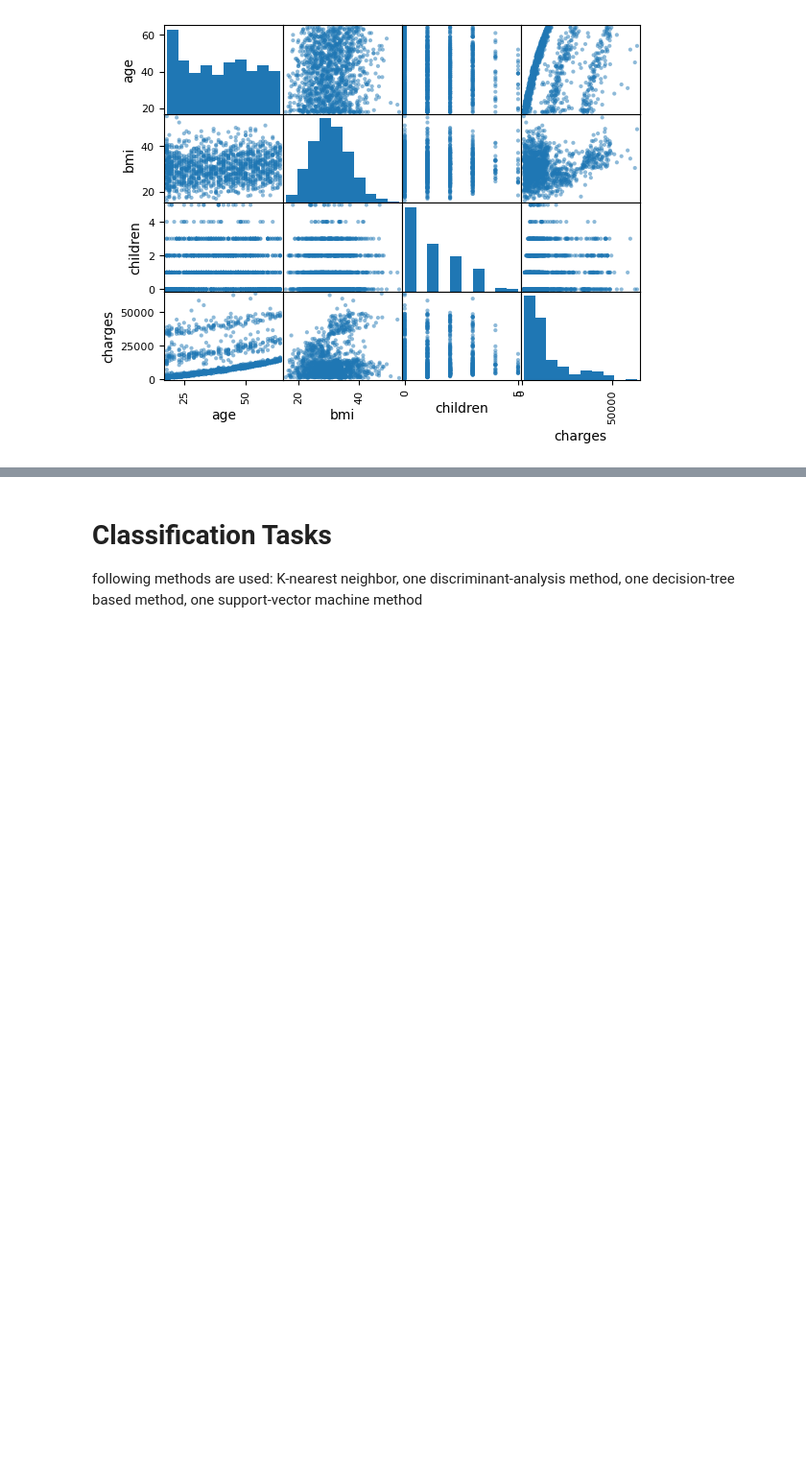
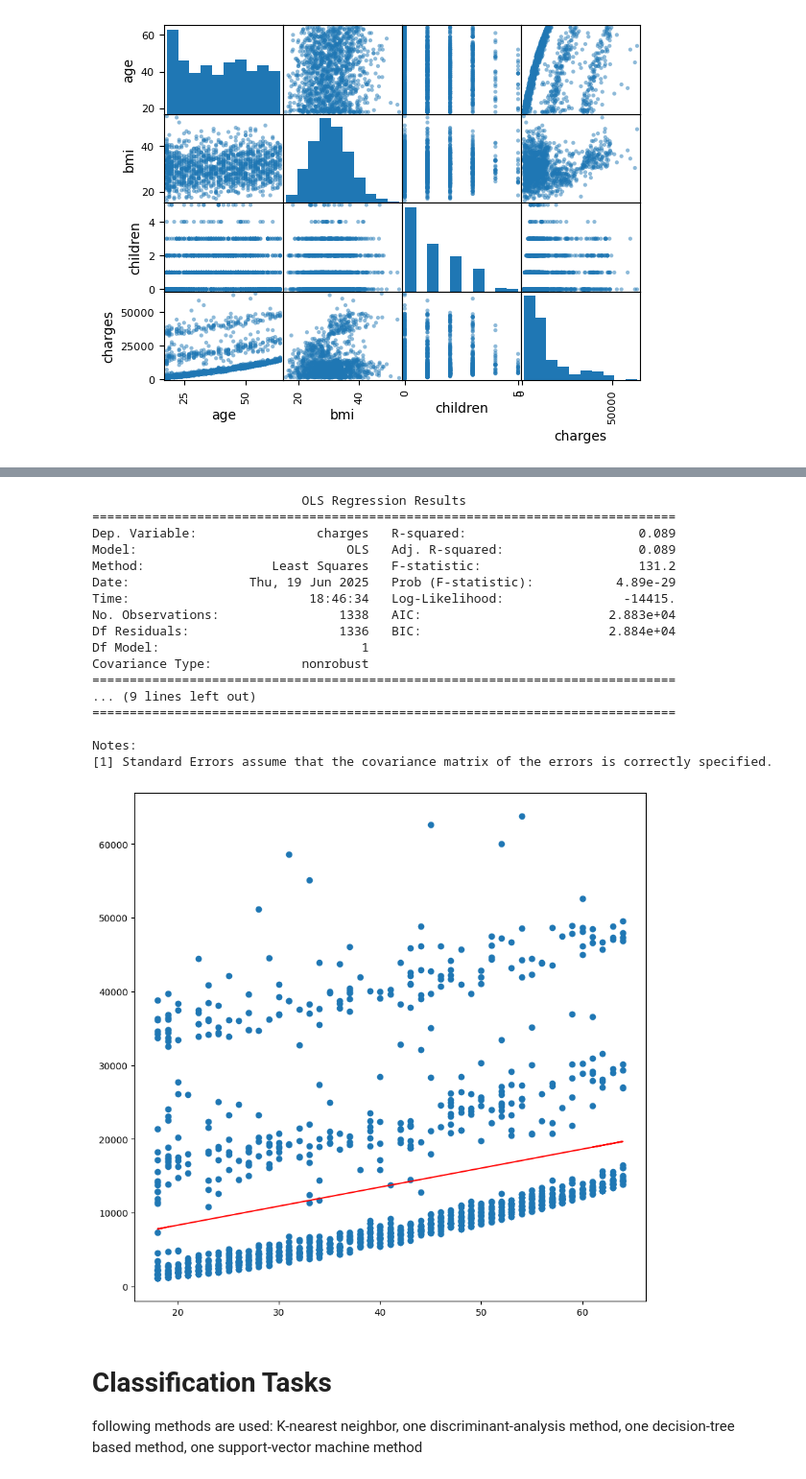
Before and after one commit to MisterSte/MLDA_Gruppenwerk, a Jupyter notebook: insurance.ipynb, the cells around one changed output, grey strips where cells are left out. Shown at 96% size. Saved outputs shown, nothing was run; the diff lists cells and outputs as text; code cells hidden in the pictures; blank space fills up the shorter version.

```diff
--- a/insurance.ipynb
+++ b/insurance.ipynb
@@ -80,9 +109,44 @@ array([[<Axes: xlabel='age', ylabel='age'>,
 # %%
-from statsmodels.api import OLS
-# Linear Regression
-## Age - Charges
+import statsmodels.api as sm
+import seaborn as sns
 
-y =
+# Analysis:
+# age-charges showed the highest correlation value in the corr_matrix -> OLS
+X = sm.add_constant(df['age'])
+y = df['charges']
+
+model = sm.OLS(y,X)
+estimate = model.fit()
+print(estimate.summary())
+# The linear regression for age/cahrges shows clear signs of correlation:
+# p value extremely low (almost 0)
+# beta_0 at 3165 (intercept)
+# beta_1 = 257 (slope)
+
+# plot regression line onto data
+fig, ax = plt.subplots(figsize=(10,10))
+plt.scatter(x=df['age'], y=df['charges'])
+plt.plot(df['age'], estimate.fittedvalues, color='r')
+plt.show()
+# %% [output]
+                            OLS Regression Results
+==============================================================================
+Dep. Variable:                charges   R-squared:                       0.089
+Model:                            OLS   Adj. R-squared:                  0.089
+Method:                 Least Squares   F-statistic:                     131.2
+Date:                Thu, 19 Jun 2025   Prob (F-statistic):           4.89e-29
+Time:                        18:46:34   Log-Likelihood:                -14415.
+No. Observations:                1338   AIC:                         2.883e+04
+Df Residuals:                    1336   BIC:                         2.884e+04
+Df Model:                           1
+Covariance Type:            nonrobust
+==============================================================================
+... (9 lines left out)
+==============================================================================
+
+Notes:
+[1] Standard Errors assume that the covariance matrix of the errors is correctly specified.
+[figure, added]
 # %% [markdown]
 # Classification Tasks
 following methods are used: K-nearest
```
Also changed, not shown: parts of 2 cells of this notebook, 3 other files.
